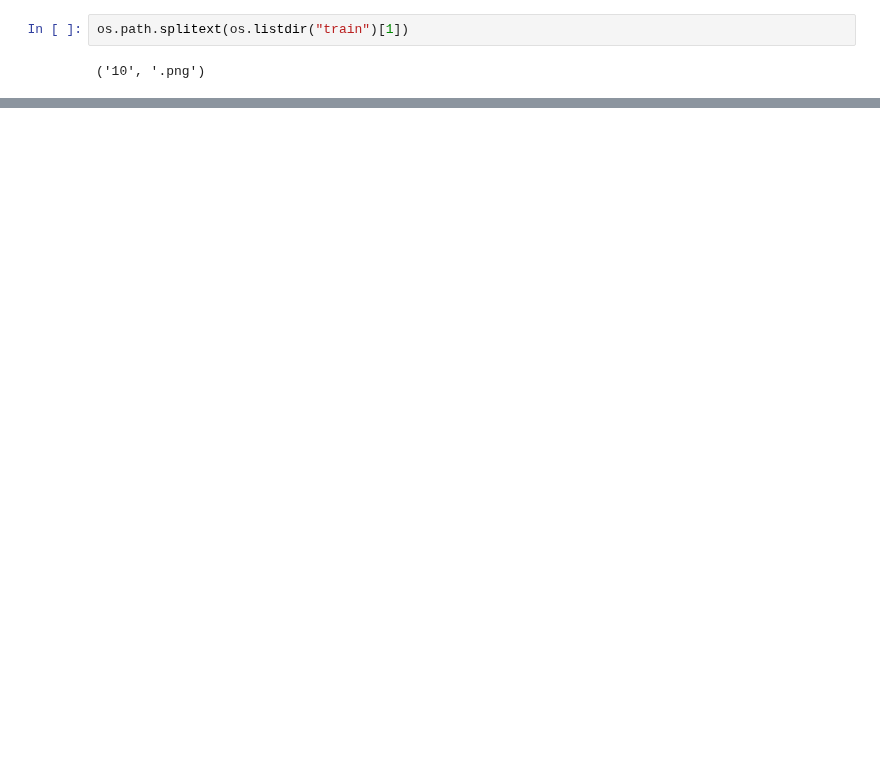
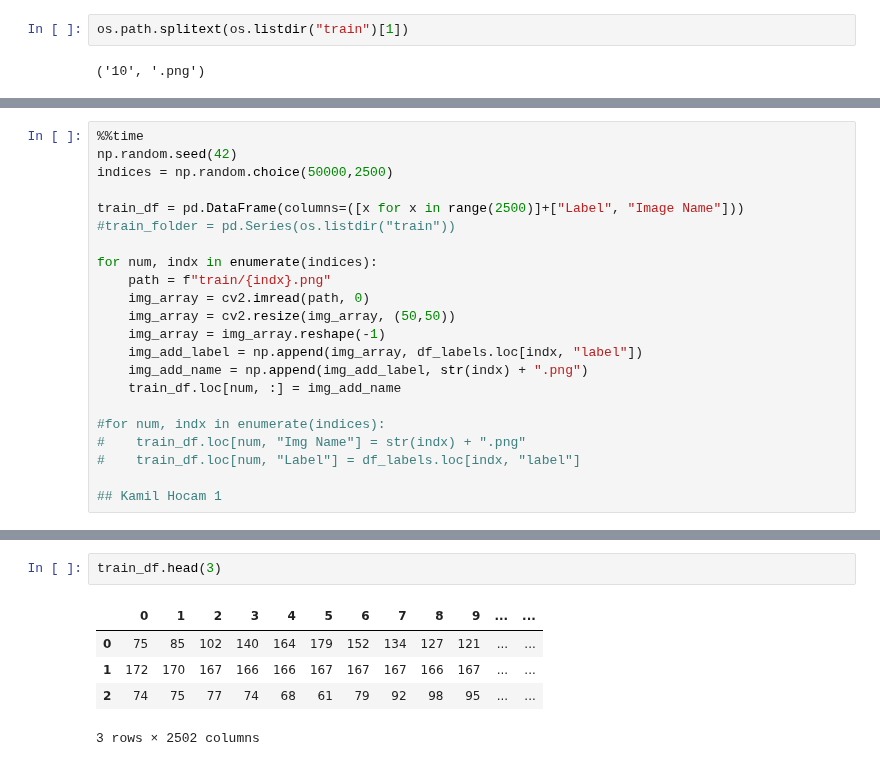
Before and after one commit to gulmert89/bootcamp_files, a Jupyter notebook: project4.ipynb, the cells around one changed output, grey strips where cells are left out. Cells and saved outputs as stored; diff of their text form; blank space fills up the shorter version.

```diff
--- a/project4.ipynb
+++ b/project4.ipynb
@@ -34,0 +37,22 @@ gray_image2 = cv2.cvtColor(image2, cv2.COLOR_BGR2GRAY)
+# %%
+%%time
+np.random.seed(42)
+indices = np.random.choice(50000,2500)
+
+train_df = pd.DataFrame(columns=([x for x in range(2500)]+["Label", "Image Name"]))
+#train_folder = pd.Series(os.listdir("train"))
+
+for num, indx in enumerate(indices):
+    path = f"train/{indx}.png"
+    img_array = cv2.imread(path, 0)
+    img_array = cv2.resize(img_array, (50,50))
+    img_array = img_array.reshape(-1)
+    img_add_label = np.append(img_array, df_labels.loc[indx, "label"])
+    img_add_name = np.append(img_add_label, str(indx) + ".png")
+    train_df.loc[num, :] = img_add_name
+
+#for num, indx in enumerate(indices):
+#    train_df.loc[num, "Img Name"] = str(indx) + ".png"
+#    train_df.loc[num, "Label"] = df_labels.loc[indx, "label"]
+
+## Kamil Hocam 1
@@ -34,0 +61,8 @@ gray_image2 = cv2.cvtColor(image2, cv2.COLOR_BGR2GRAY)
+# %%
+train_df.head(3)
+# %% [output]
+|  | 0 | 1 | 2 | 3 | 4 | 5 | 6 | 7 | 8 | 9 | ... | ... |
+| 0 | 75 | 85 | 102 | 140 | 164 | 179 | 152 | 134 | 127 | 121 | ... | ... |
+| 1 | 172 | 170 | 167 | 166 | 166 | 167 | 167 | 167 | 166 | 167 | ... | ... |
+| 2 | 74 | 75 | 77 | 74 | 68 | 61 | 79 | 92 | 98 | 95 | ... | ... |
+3 rows × 2502 columns
```
Also changed, not shown: parts of 17 cells of this notebook.
